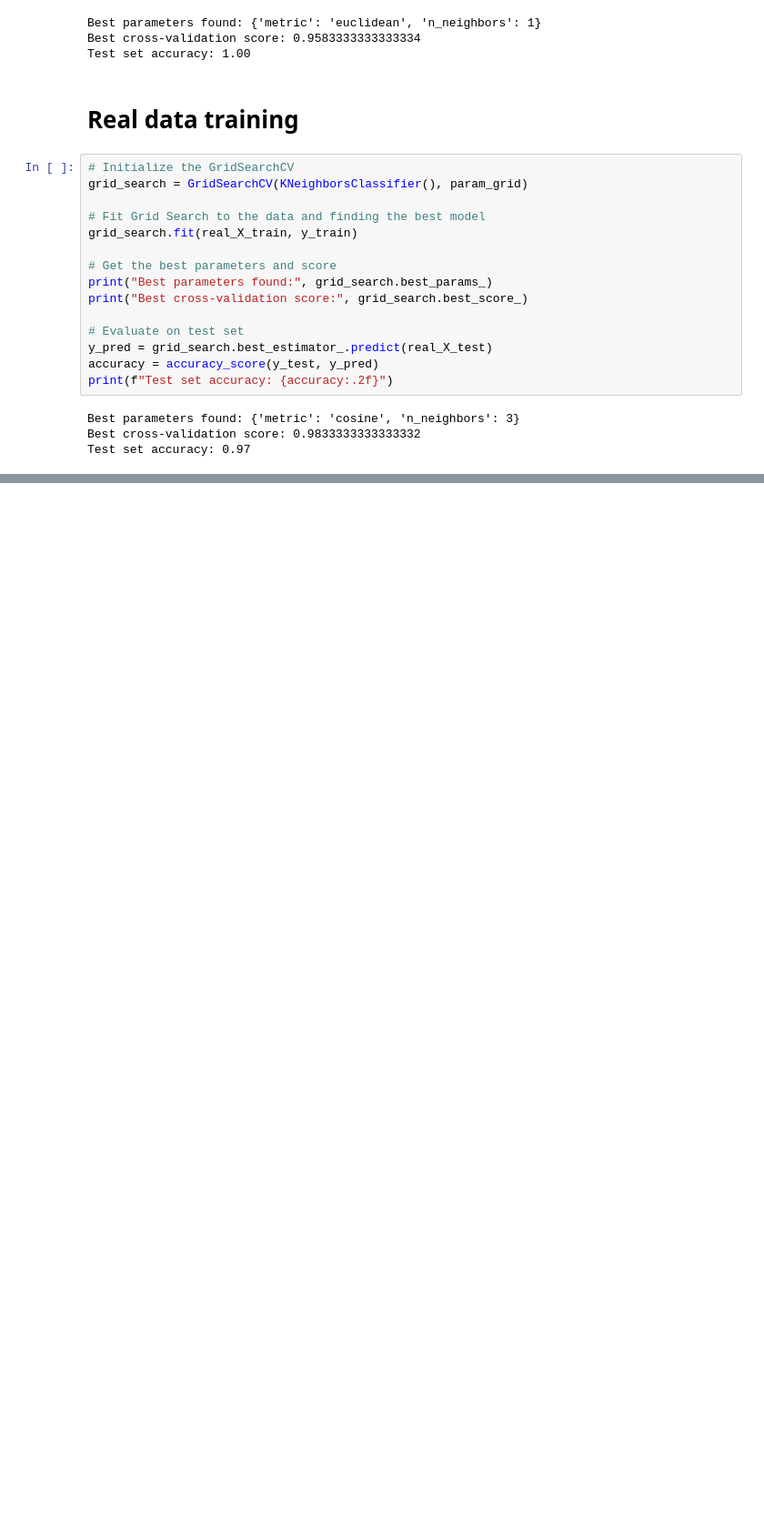
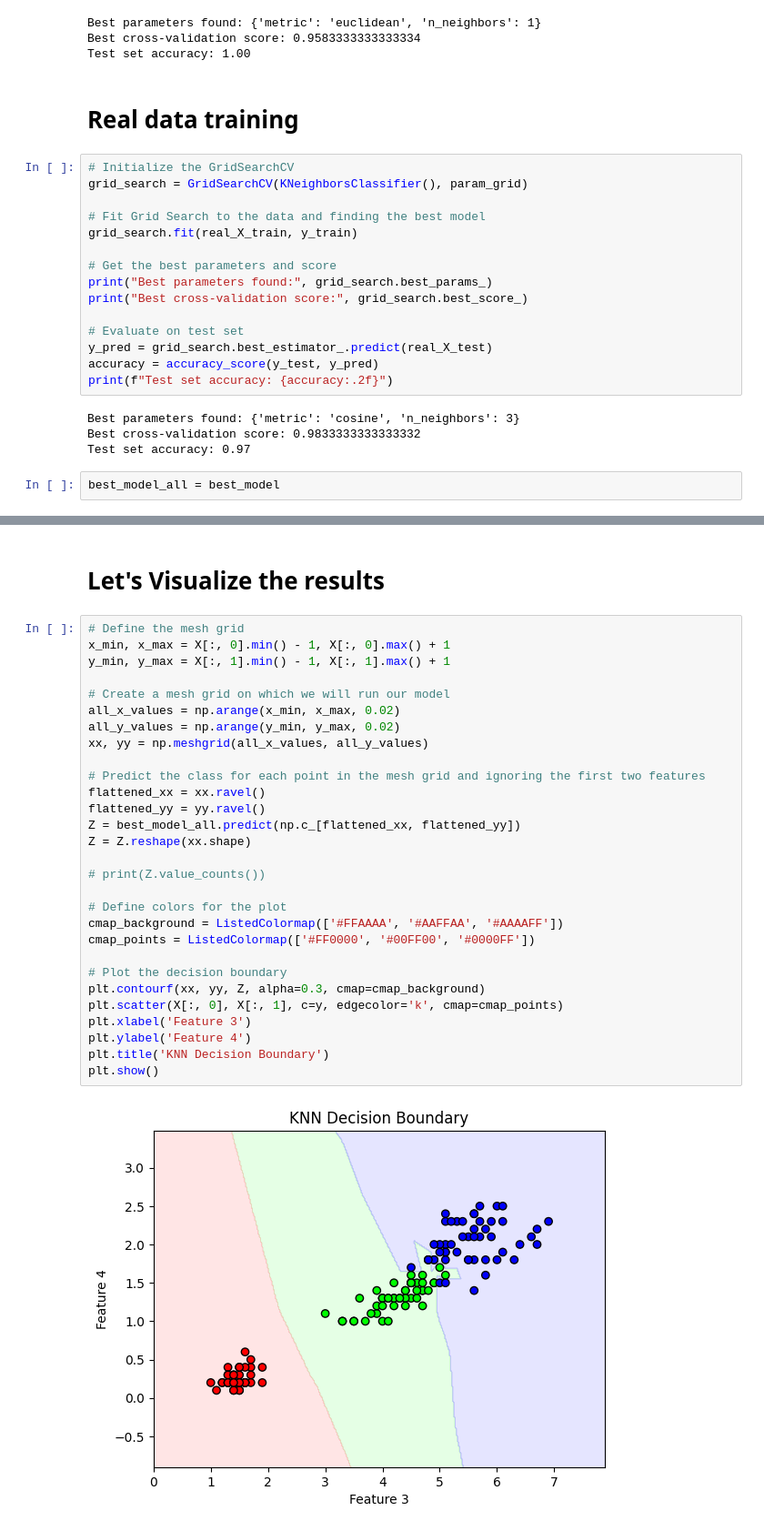
Before and after one commit to eng-abdelrahman-sharaf/Torpedo, a Jupyter notebook: ML/basic_models/knn.ipynb, the cells around one changed output, grey strips where cells are left out. Shown at 91% size. Cells and saved outputs as stored; diff of their text form; blank space fills up the shorter version.

Commit message:
visualizing the result

```diff
--- a/ML/basic_models/knn.ipynb
+++ b/ML/basic_models/knn.ipynb
@@ -134,3 +134,5 @@ print(f"Test set accuracy: {accuracy:.2f}")
 Best parameters found: {'metric': 'cosine', 'n_neighbors': 3}
 Best cross-validation score: 0.9833333333333332
 Test set accuracy: 0.97
+# %%
+best_model_all = best_model
@@ -136,0 +145,33 @@ Test set accuracy: 0.97
+# %% [markdown]
+# Let's Visualize the results
+# %%
+# Define the mesh grid
+x_min, x_max = X[:, 0].min() - 1, X[:, 0].max() + 1
+y_min, y_max = X[:, 1].min() - 1, X[:, 1].max() + 1
+
+# Create a mesh grid on which we will run our model
+all_x_values = np.arange(x_min, x_max, 0.02)
+all_y_values = np.arange(y_min, y_max, 0.02)
+xx, yy = np.meshgrid(all_x_values, all_y_values)
+
+# Predict the class for each point in the mesh grid and ignoring the first two features
+flattened_xx = xx.ravel()
+flattened_yy = yy.ravel()
+Z = best_model_all.predict(np.c_[flattened_xx, flattened_yy])
+Z = Z.reshape(xx.shape)
+
+# print(Z.value_counts())
+
+# Define colors for the plot
+cmap_background = ListedColormap(['#FFAAAA', '#AAFFAA', '#AAAAFF'])
+cmap_points = ListedColormap(['#FF0000', '#00FF00', '#0000FF'])
+
+# Plot the decision boundary
+plt.contourf(xx, yy, Z, alpha=0.3, cmap=cmap_background)
+plt.scatter(X[:, 0], X[:, 1], c=y, edgecolor='k', cmap=cmap_points)
+plt.xlabel('Feature 3')
+plt.ylabel('Feature 4')
+plt.title('KNN Decision Boundary')
+plt.show()
+# %% [output]
+[figure, added]
```
Also changed, not shown: parts of 2 cells of this notebook.
